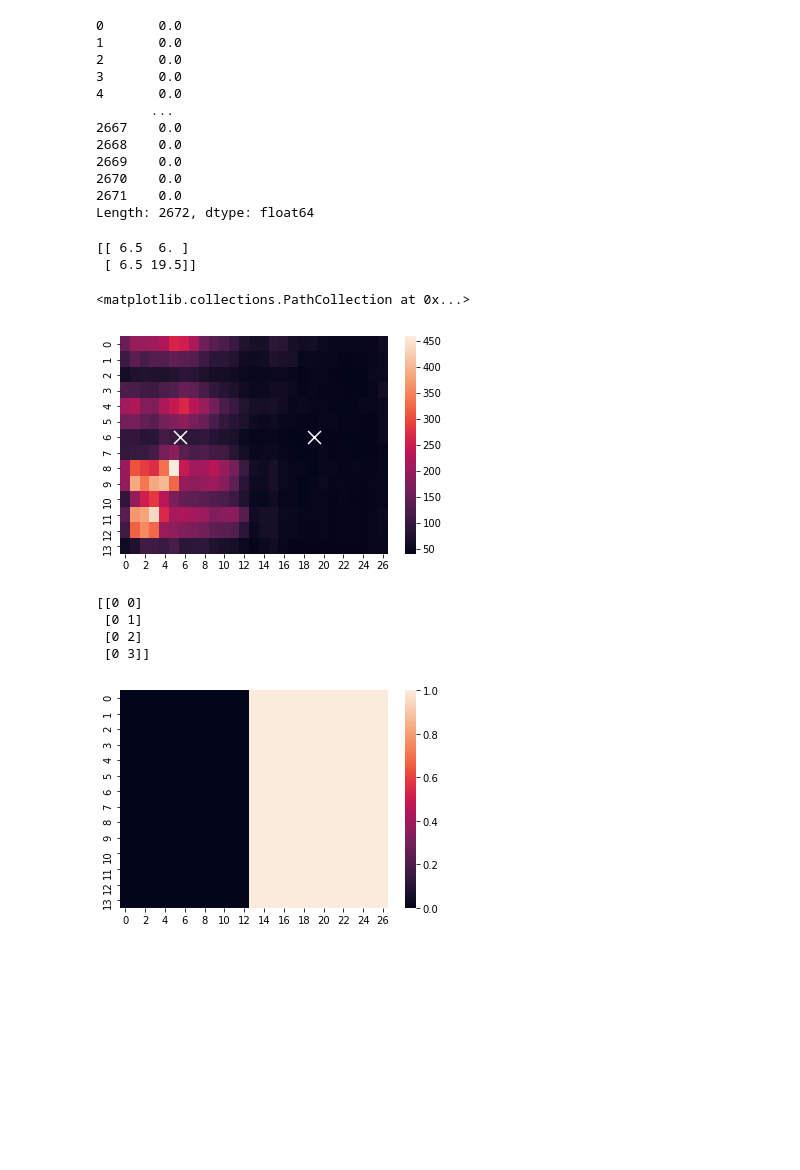
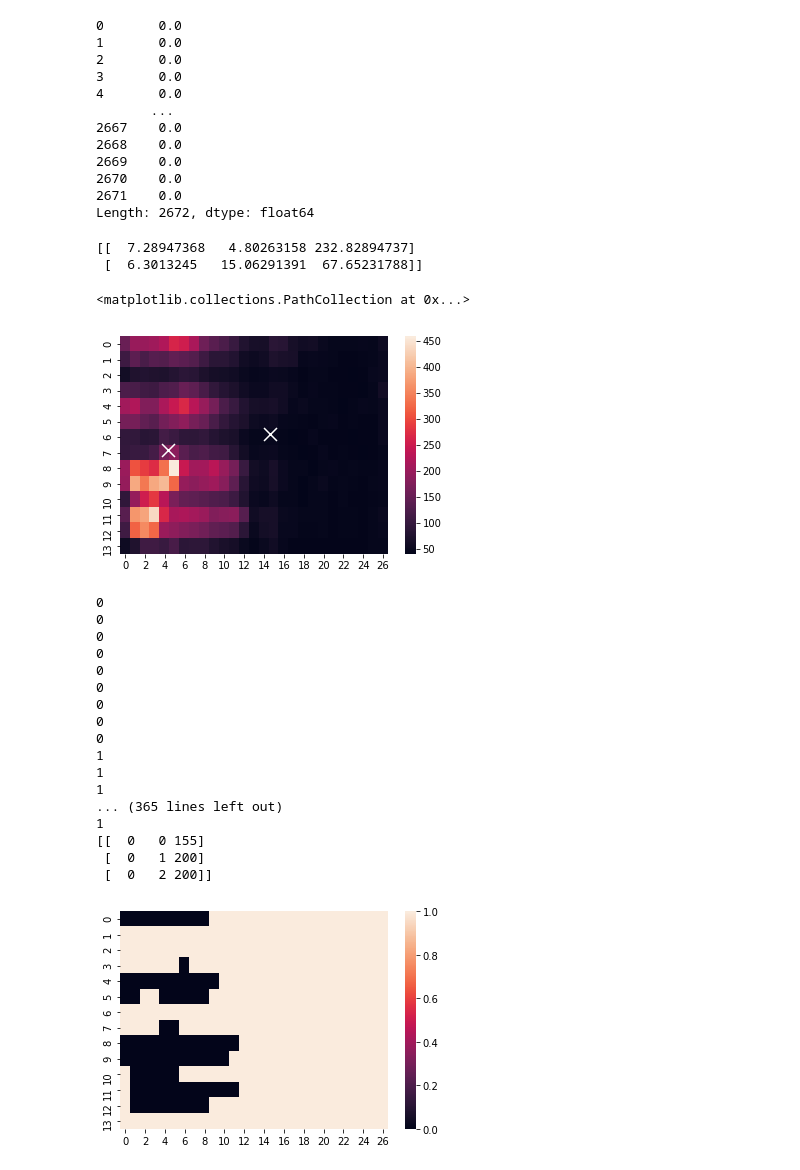
Before and after one commit to CrostaBot/PostureRecognition, a Jupyter notebook: PCA.ipynb, the cells around one changed output. Drawn from its saved outputs; the diff is of its cells as text; code cells hidden in the pictures; blank space fills up the shorter version.

```diff
--- a/PCA.ipynb
+++ b/PCA.ipynb
@@ -280,6 +280,7 @@ for i in range(0, tmp.shape[0]):
         t = []
         t.append(i)
         t.append(j)
+        t.append(tmp[i][j])
         X.append(t)
 
 X = np.array(X)
@@ -297,24 +298,38 @@ plt.scatter(o[:,1], o[:,0],
             marker='x', s=169, linewidths=3,
             color='w', zorder=10)
 # %% [output]
-[[ 6.5  6. ]
- [ 6.5 19.5]]
+[[  7.28947368   4.80263158 232.82894737]
+ [  6.3013245   15.06291391  67.65231788]]
 <matplotlib.collections.PathCollection at 0x...>
-[figure, old version]
+[figure, new version]
 # %%
-lol = [1 for i in range(14*27)]
+lol = [2 for i in range(14*27)]
 
 for i in range(0,len(X)):
     index = int(X[i][0]*27) + int(X[i][1])
     lol[index] = km.labels_[i]
+    print(km.labels_[i])
 
 lol = np.array(lol)
 sas.heatmap(lol.reshape(14,27))
 
-print(X[0:4])
+print(X[0:3])
 # %% [output]
-[[0 0]
- [0 1]
- [0 2]
- [0 3]]
+0
+0
+0
+0
+0
+0
+0
+0
+0
+1
+1
+1
+... (365 lines left out)
+1
+[[  0   0 155]
+ [  0   1 200]
+ [  0   2 200]]
-[figure, old version]
+[figure, new version]
```
Also changed, not shown: parts of 3 cells of this notebook, 2 other files.
